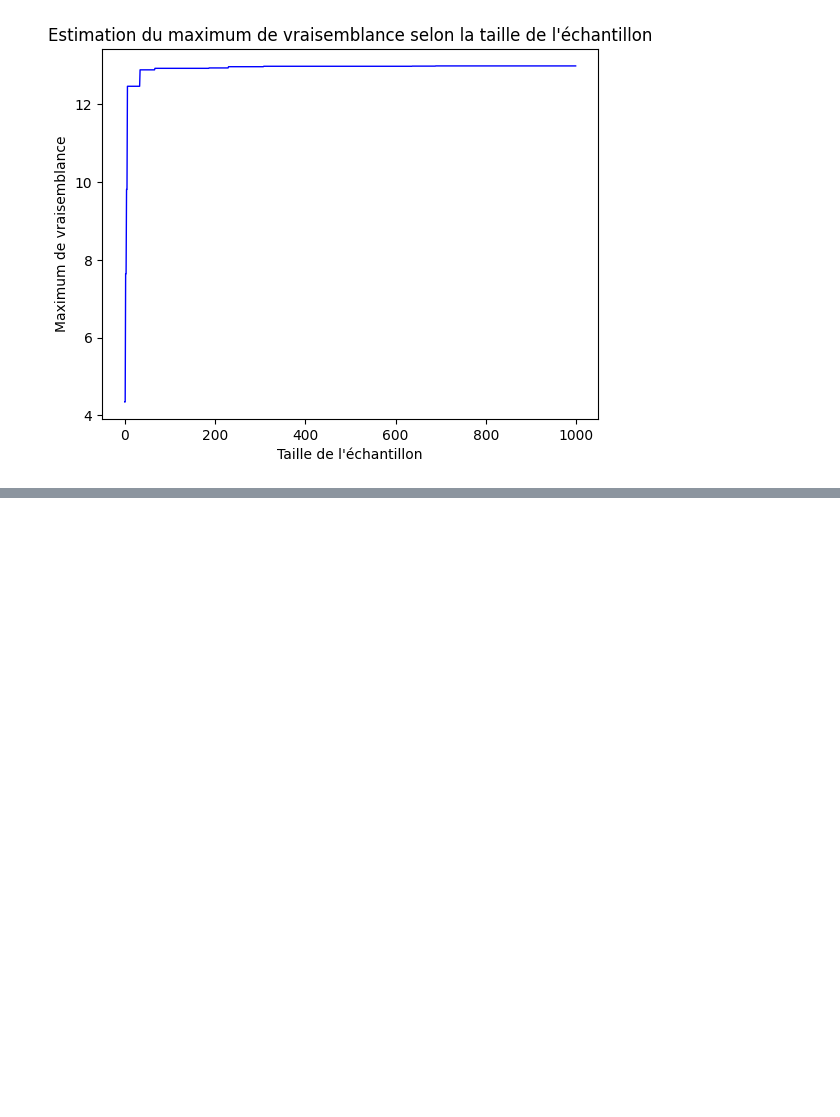
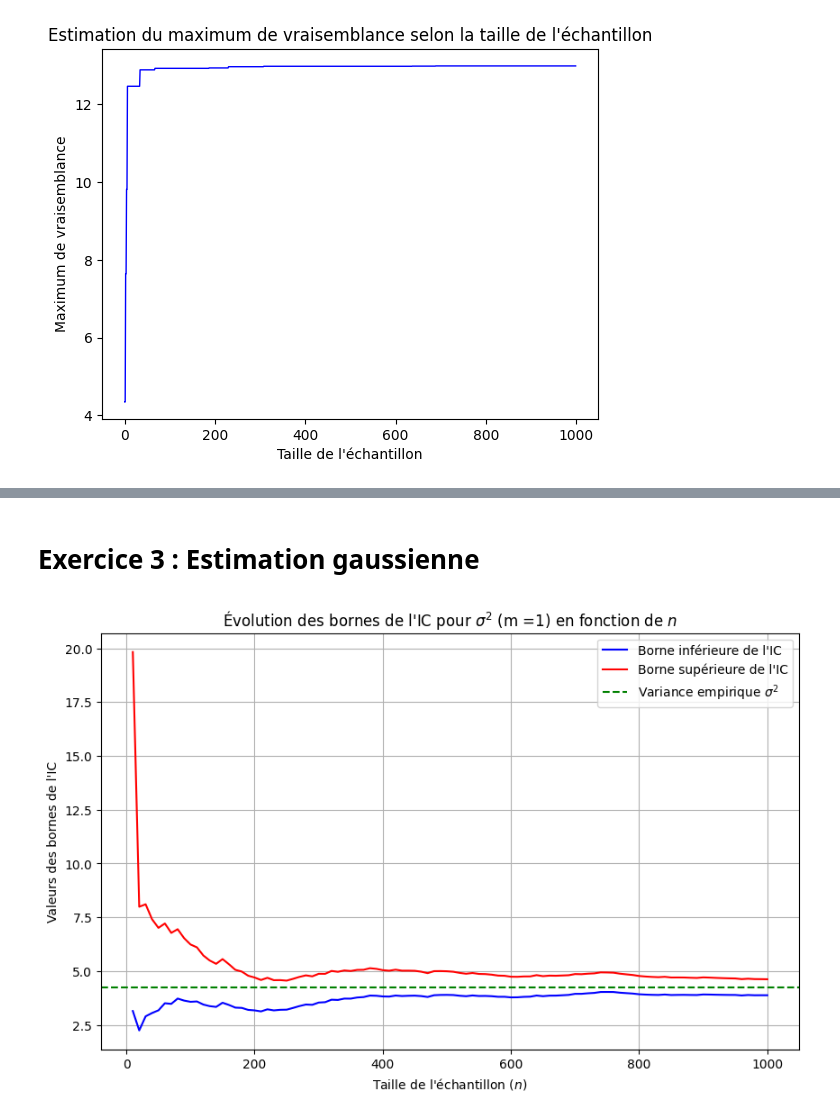
Before and after one commit to leaajo/OPS, a Jupyter notebook: TP3/codeTP3.ipynb, the cells around one changed output, grey strips where cells are left out. Saved outputs shown, nothing was run; the diff lists cells and outputs as text; code cells hidden in the pictures; blank space fills up the shorter version.

```diff
--- a/TP3/codeTP3.ipynb
+++ b/TP3/codeTP3.ipynb
@@ -46,0 +129,41 @@ plt.plot(x, Y, color="blue", linewidth=1)
+# %% [markdown]
+# Exercice 3 : Estimation gaussienne
+# %%
+import numpy as np
+import matplotlib.pyplot as plt
+from scipy.stats import chi2
+
+# Chargement des données
+x = np.loadtxt("gaussiennes.csv", delimiter=",", dtype=float)
+n_values = np.arange(10, len(x) + 1, 10)  # Tailles d'échantillons croissantes, de 10 en 10
+alpha = 0.05
+m = 1  # m est connu
+
+# stock des bornes inf et sup de l'ICA
+lower_bounds = []
+upper_bounds = []
+
+# Calcul des IC pour chaque taille d'échantillon
+for n in n_values:
+    sample = x[:n]  # Sous-échantillon de taille n
+    S2_m_known = np.sum((sample - m) ** 2)     # Estimation de la variance
+    chi2_lower = chi2.ppf(alpha / 2, df=n)     # Quantile d'ordre alpha/2 de la loi du chi2
+    chi2_upper = chi2.ppf(1 - alpha / 2, df=n) # Quantile d'ordre 1-alpha/2 de la loi du chi2
+    lower_bound = S2_m_known / chi2_upper      # Borne inférieure de l'IC
+    upper_bound = S2_m_known / chi2_lower      # Borne supérieure de l'IC
+    lower_bounds.append(lower_bound)           # Stockage des bornes
+    upper_bounds.append(upper_bound)
+
+# Tracé des bornes des IC
+plt.figure(figsize=(10, 6))
+plt.plot(n_values, lower_bounds, label="Borne inférieure de l'IC", color="blue")
+plt.plot(n_values, upper_bounds, label="Borne supérieure de l'IC", color="red")
+plt.axhline(y=np.var(x), color="green", linestyle="--", label="Variance empirique $\sigma^2$")
+plt.title("Évolution des bornes de l'IC pour $\sigma^2$ (m =1) en fonction de $n$")
+plt.xlabel("Taille de l'échantillon ($n$)")
+plt.ylabel("Valeurs des bornes de l'IC")
+plt.legend()
+plt.grid()
+plt.show()
+# %% [output]
+[figure, added]
```
Also changed, not shown: parts of 16 cells of this notebook.
